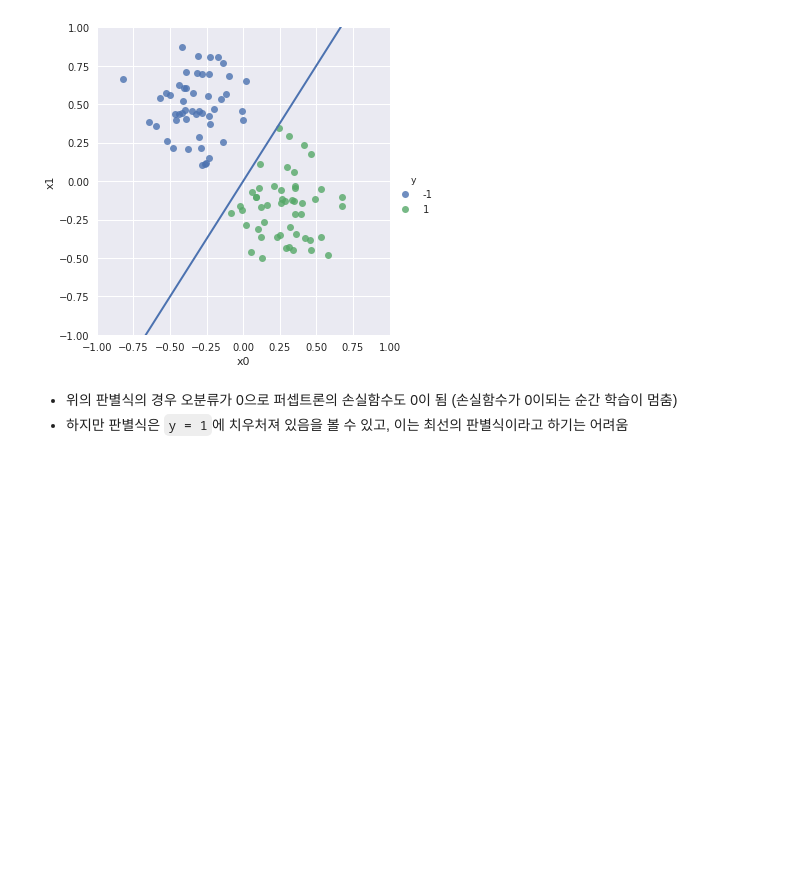
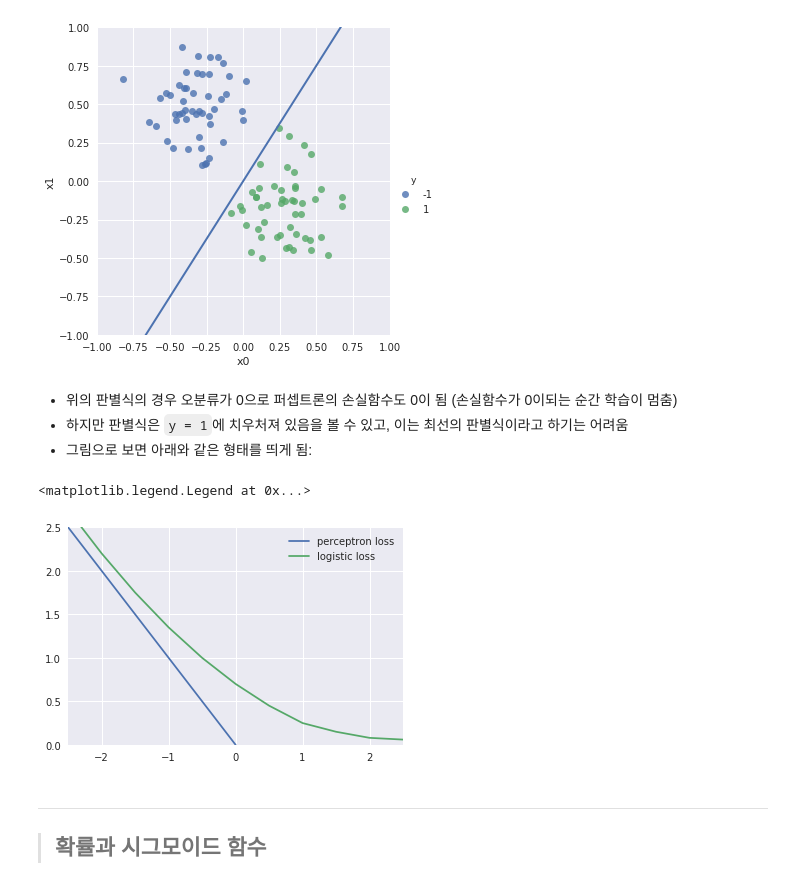
Before and after one commit to kookoowaa/ML_with_GCP, a Jupyter notebook: 04-5 Logistic Regression.ipynb, the cells around one changed output. Cells and saved outputs as stored; diff of their text form; code cells hidden in the pictures; blank space fills up the shorter version.

```diff
--- a/04-5 Logistic Regression.ipynb
+++ b/04-5 Logistic Regression.ipynb
@@ -58,3 +58,21 @@ plot_boundary(w)
 # %% [markdown]
 - 위의 판별식의 경우 오분류가 0으로 퍼셉트론의 손실함수도 0이 됨 (손실함수가 0이되는 순간 학습이 멈춤)
 - 하지만 판별식은 `y = 1`에 치우처져 있음을 볼 수 있고, 이는 최선의 판별식이라고 하기는 어려움
+- 그림으로 보면 아래와 같은 형태를 띄게 됨:
+# %%
+x_logic = np.linspace(-2.5,2.5, 11)
+y_logic = [2.7, 2.2,1.75, 1.35, 1, 0.7, 0.45, 0.25, 0.15, 0.08, 0.06]
+x_perceptron = [-2.5, 0]
+y_perceptron = [2.5, 0]
+
+plt.plot(x_perceptron, y_perceptron, label = 'perceptron loss')
+plt.plot(x_logic, y_logic, label = 'logistic loss')
+plt.xlim(-2.5,2.5)
+plt.ylim(0,2.5)
+plt.legend()
+# %% [output]
+<matplotlib.legend.Legend at 0x...>
+[figure, added]
+# %% [markdown]
+___
+> ## 확률과 시그모이드 함수
```
